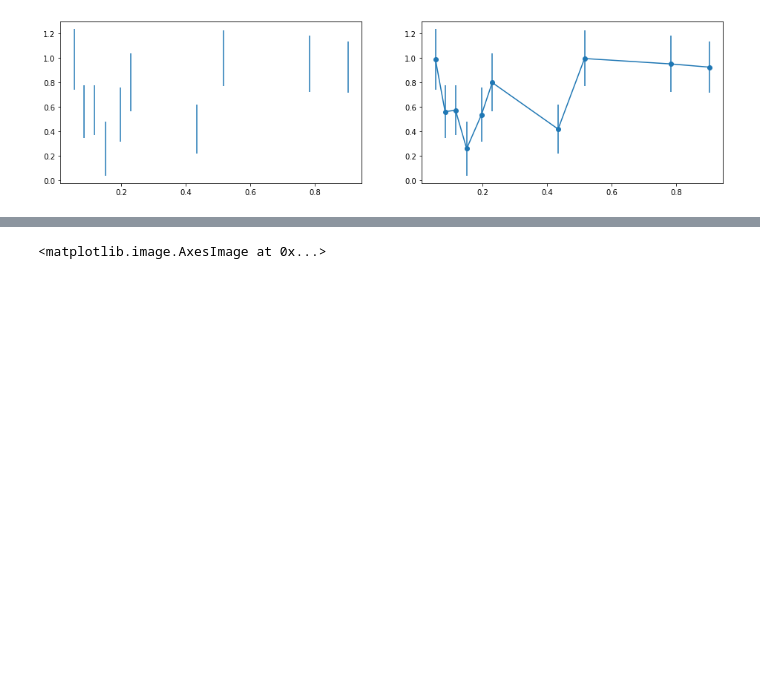
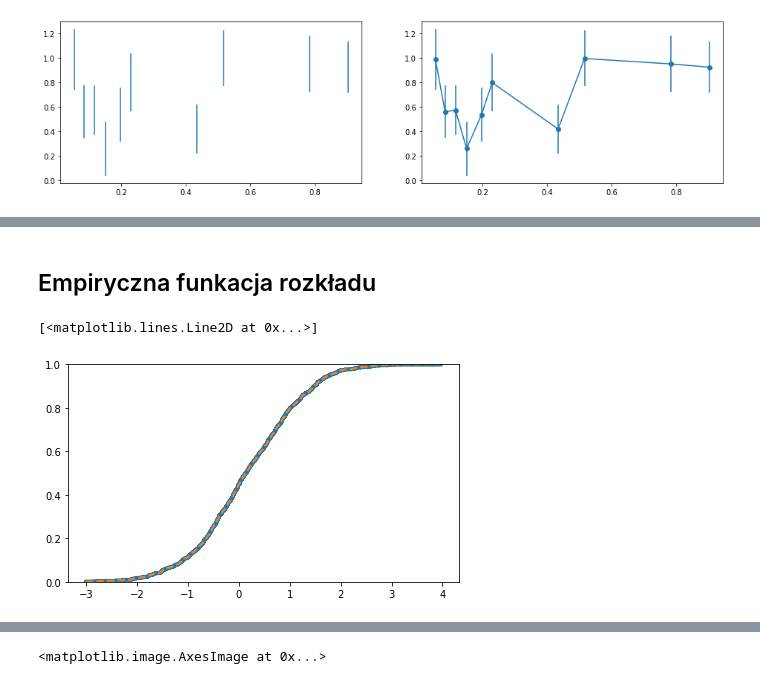
Before and after one commit to jarekj71/zaawansowana_wizualizacja_danych, a Jupyter notebook: 02_podstawy_sbymbologia/basic.ipynb, the cells around one changed output, grey strips where cells are left out. Drawn from its saved outputs; the diff is of its cells as text; code cells hidden in the pictures; blank space fills up the shorter version.

```diff
--- a/02_podstawy_sbymbologia/basic.ipynb
+++ b/02_podstawy_sbymbologia/basic.ipynb
@@ -195,0 +213,15 @@ ax2.errorbar(x,y,err,marker="o")
+# %% [markdown]
+## Empiryczna funkacja rozkładu
+# %%
+fig, ax = plt.subplots(figsize=(7,4))
+ax.ecdf(x,lw=4) # linia grubości 4
+
+def ecdf(x):
+    xs = np.sort(x)
+    ys = np.arange(1, len(xs)+1)/float(len(xs))
+    return xs, ys
+
+ax.plot(*ecdf(x),ls="--",lw=2) # linia grubości 2, przerywana i pomarańczowa. * operator rozwinięcia krotki, zwracanej przez funkcję ECDF
+# %% [output]
+[<matplotlib.lines.Line2D at 0x...>]
+[figure, added]
```
Also changed, not shown: parts of 29 cells of this notebook, 4 other files.
